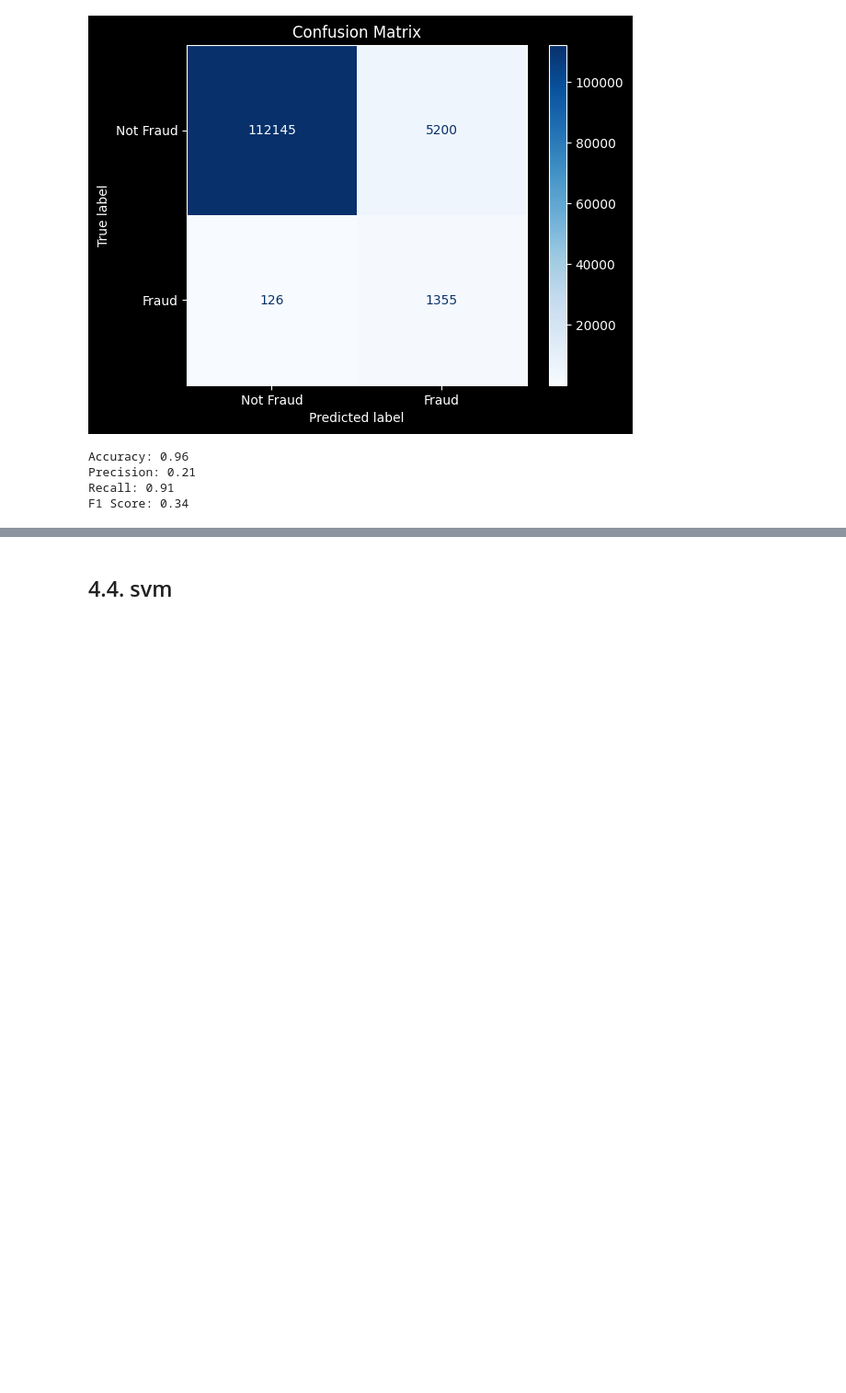
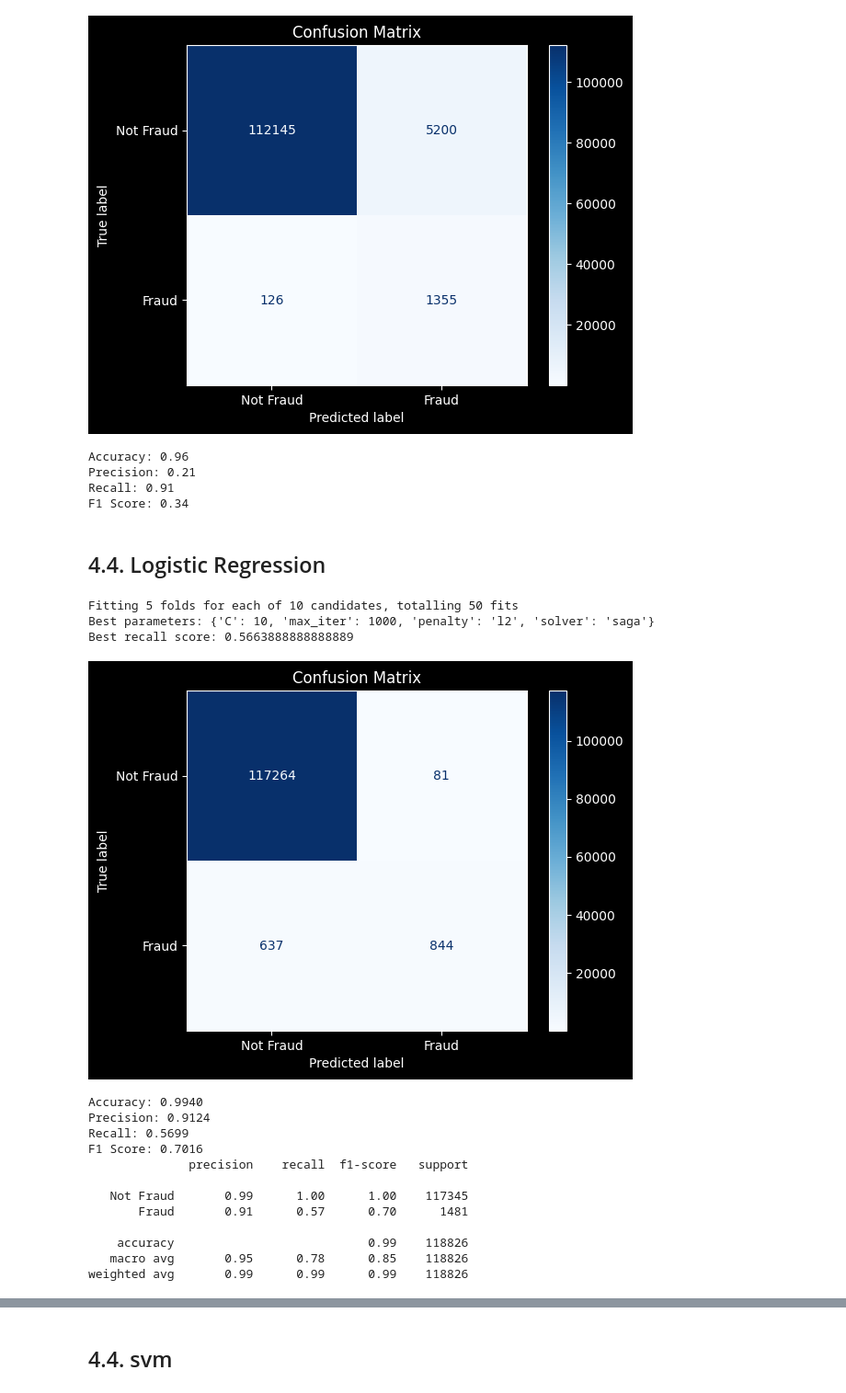
Before and after one commit to koutsompinask/MSC, a Jupyter notebook: semester B/Python/assignment/classification.ipynb, the cells around one changed output, grey strips where cells are left out. Shown at 92% size. Saved outputs shown, nothing was run; the diff lists cells and outputs as text; code cells hidden in the pictures; blank space fills up the shorter version.

Commit message:
Logistic regression classification

```diff
--- a/semester B/Python/assignment/classification.ipynb
+++ b/semester B/Python/assignment/classification.ipynb
@@ -247,6 +246,11 @@ X_valid, X_test, y_valid, y_test = train_test_split(X_temp, y_temp, test_size=0.
 
 # Apply SMOTE to the training data
 X_train, y_train = SMOTE(random_state=42).fit_resample(X_train, y_train)
+# %%
+scaler = MaxAbsScaler()
+scaler.fit_transform(X_train)
+X_valid = scaler.transform(X_valid)
+X_test = scaler.transform(X_test)
 # %%
 def findBestKBasedOnRecall(resultsFile, X_train, y_train, X_valid, y_valid, w='uniform'):
     """
@@ -483,3 +487,61 @@ Accuracy: 0.96
 Precision: 0.21
 Recall: 0.91
 F1 Score: 0.34
+# %% [markdown]
+## 4.4. Logistic Regression
+# %%
+Xscaled = MaxAbsScaler().fit_transform(X)
+# %%
+param_grid = {
+    'penalty': ['l2'],
+    'C': [0.001, 0.01, 0.1, 1, 10],
+    'solver': ['lbfgs', 'saga'],
+    'max_iter': [1000]
+}
+# %%
+model = LogisticRegression()
+
+grid = GridSearchCV(
+    estimator=model,
+    param_grid=param_grid,
+    scoring=make_scorer(recall_score), #score based on recall
+    cv=5,
+    n_jobs=-1,
+    verbose=1
+)
+
+grid.fit(Xscaled, y)
+
+print("Best parameters:", grid.best_params_)
+print("Best recall score:", grid.best_score_)
+# %% [output]
+Fitting 5 folds for each of 10 candidates, totalling 50 fits
+Best parameters: {'C': 10, 'max_iter': 1000, 'penalty': 'l2', 'solver': 'saga'}
+Best recall score: 0.5663888888888889
+# %%
+y_pred = grid.best_estimator_.predict(X_test)
+confMat = confusion_matrix(y_test, y_pred)
+confusion_matrix_display = ConfusionMatrixDisplay(confMat, display_labels=['Not Fraud', 'Fraud'])
+confusion_matrix_display.plot(cmap='Blues')
+plt.title('Confusion Matrix')
+plt.show()
+#print accuracy, precision, recall, f1 score
+print(f"Accuracy: {accuracy_score(y_test, y_pred):.4f}")
+print(f"Precision: {precision_score(y_test, y_pred):.4f}")
+print(f"Recall: {recall_score(y_test, y_pred):.4f}")
+print(f"F1 Score: {f1_score(y_test, y_pred):.4f}")
+print(classification_report(y_test, y_pred, target_names=['Not Fraud', 'Fraud']))
+# %% [output]
+[figure, added]
+Accuracy: 0.9940
+Precision: 0.9124
+Recall: 0.5699
+F1 Score: 0.7016
+              precision    recall  f1-score   support
+
+   Not Fraud       0.99      1.00      1.00    117345
+       Fraud       0.91      0.57      0.70      1481
+
+    accuracy                           0.99    118826
+   macro avg       0.95      0.78      0.85    118826
+weighted avg       0.99      0.99      0.99    118826
```
Also changed, not shown: parts of 4 cells of this notebook.
